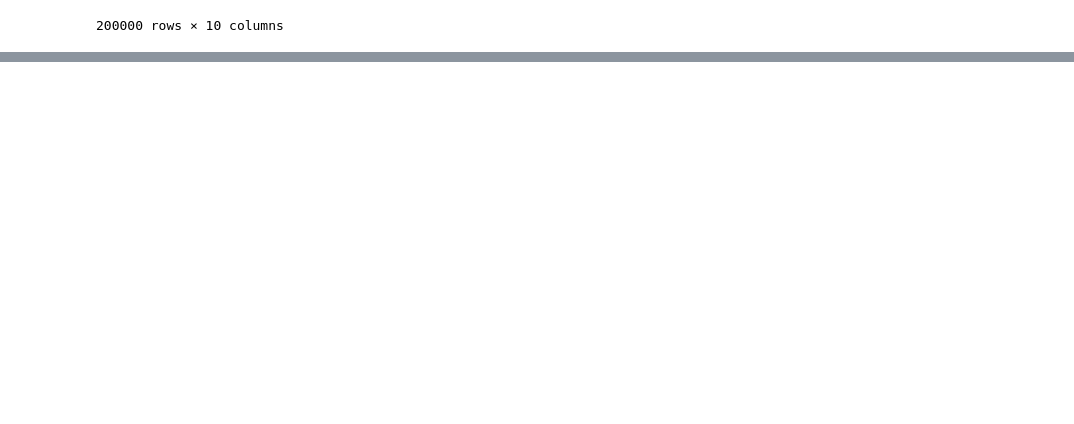
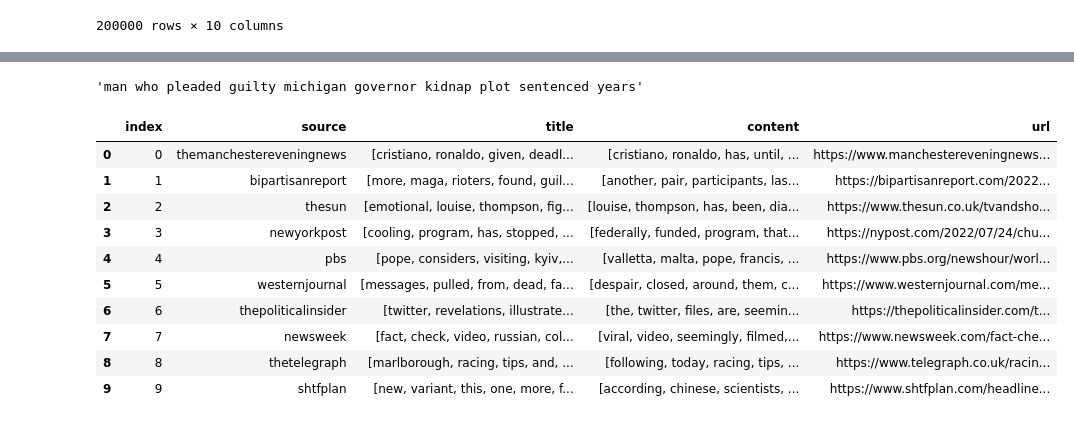
Before and after one commit to AtharRizwan/Elementary-Search-Engine, a Jupyter notebook: parse_nela_gt_2022.ipynb, the cells around one changed output, grey strips where cells are left out. Drawn from its saved outputs; the diff is of its cells as text; code cells hidden in the pictures; blank space fills up the shorter version.

Commit message:
Cleaned the content and title and sampled 10 articles from it.

```diff
--- a/parse_nela_gt_2022.ipynb
+++ b/parse_nela_gt_2022.ipynb
@@ -89,0 +155,4 @@ sampled_df.to_json("sampled_articles.json")
+# %%
+df.iloc[0]['title']
+# %% [output]
+'man who pleaded guilty michigan governor kidnap plot sentenced years'
@@ -89,0 +164,19 @@ sampled_df.to_json("sampled_articles.json")
+# %%
+df = pd.read_json("articles_processed.json")
+# %%
+# sample 10 articles from the dataframe
+sampled_df = df.sample(n=10)
+# %%
+sampled_df
+# %% [output]
+|  | index | source | title | content | url |
+| 0 | 0 | themanchestereveningnews | [cristiano, ronaldo, given, deadl... | [cristiano, ronaldo, has, until, ... | https://www.manchestereveningnews... |
+| 1 | 1 | bipartisanreport | [more, maga, rioters, found, guil... | [another, pair, participants, las... | https://bipartisanreport.com/2022... |
+| 2 | 2 | thesun | [emotional, louise, thompson, fig... | [louise, thompson, has, been, dia... | https://www.thesun.co.uk/tvandsho... |
+| 3 | 3 | newyorkpost | [cooling, program, has, stopped, ... | [federally, funded, program, that... | https://nypost.com/2022/07/24/chu... |
+| 4 | 4 | pbs | [pope, considers, visiting, kyiv,... | [valletta, malta, pope, francis, ... | https://www.pbs.org/newshour/worl... |
+| 5 | 5 | westernjournal | [messages, pulled, from, dead, fa... | [despair, closed, around, them, c... | https://www.westernjournal.com/me... |
+| 6 | 6 | thepoliticalinsider | [twitter, revelations, illustrate... | [the, twitter, files, are, seemin... | https://thepoliticalinsider.com/t... |
+| 7 | 7 | newsweek | [fact, check, video, russian, col... | [viral, video, seemingly, filmed,... | https://www.newsweek.com/fact-che... |
+| 8 | 8 | thetelegraph | [marlborough, racing, tips, and, ... | [following, today, racing, tips, ... | https://www.telegraph.co.uk/racin... |
+| 9 | 9 | shtfplan | [new, variant, this, one, more, f... | [according, chinese, scientists, ... | https://www.shtfplan.com/headline... |
```
Also changed, not shown: parts of 17 cells of this notebook.
